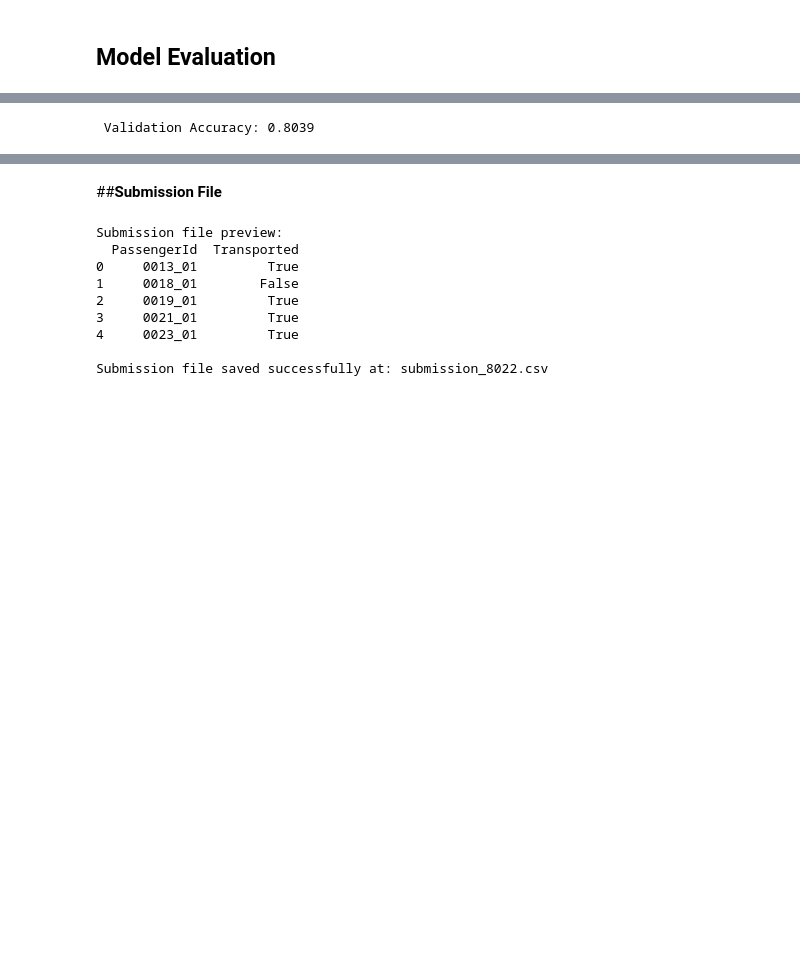
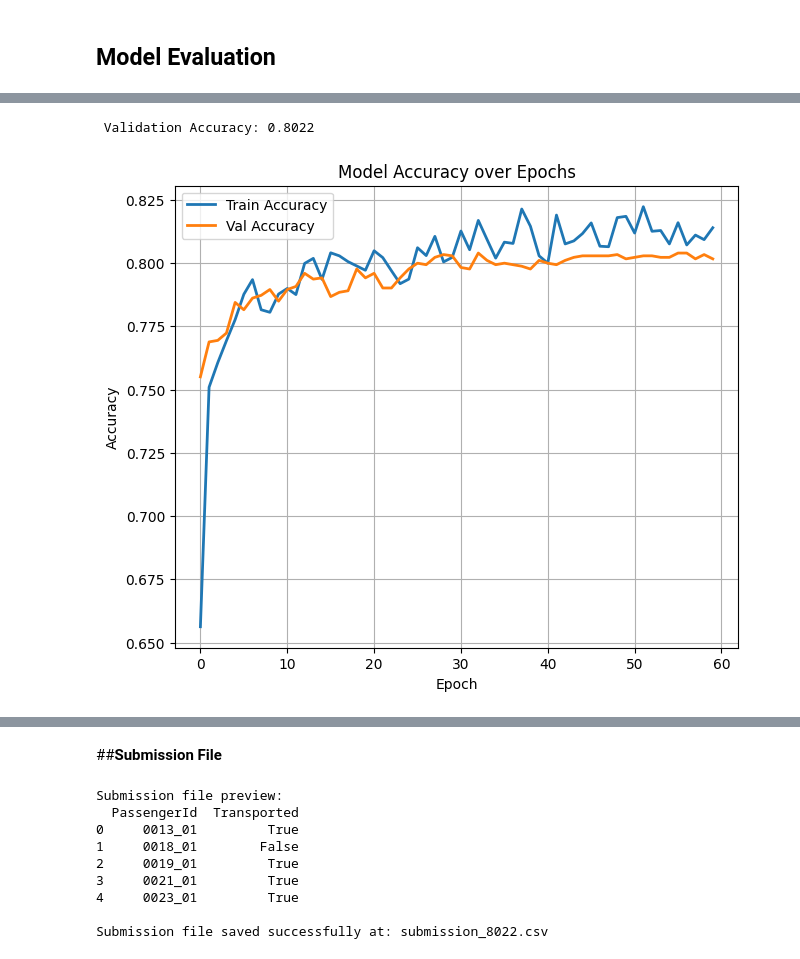
Before and after one commit to KaggleChallenge-Group9/Spaceship-Titanic-Challenge, a Jupyter notebook: Spaceship_Titanic_Challenge_Group_9.ipynb, the cells around one changed output, grey strips where cells are left out. Drawn from its saved outputs; the diff is of its cells as text; code cells hidden in the pictures; blank space fills up the shorter version.

```diff
--- a/Spaceship_Titanic_Challenge_Group_9.ipynb
+++ b/Spaceship_Titanic_Challenge_Group_9.ipynb
@@ -926,2 +879,13 @@ Epoch 60/60
 # %% [markdown]
 ## **Model Evaluation**
+# %%
+import requests
+
+url = 'https://github.com/KaggleChallenge-Group9/Spaceship-Titanic-Challenge/raw/87966634644d5ac1f73b56be915b68b9f470e8cf/Models/8022/NN_model_8022.h5'
+
+r = requests.get(url)
+with open('NN_model_8022.h5', 'wb') as f:
+    f.write(r.content)
+
+# Now load the model
+nn_model = tf.keras.models.load_model('NN_model_8022.h5')
@@ -928,6 +894,6 @@ Epoch 60/60
 # %%
 # Evaluate the model
-val_loss, val_acc = model.evaluate(X_val_scaled, y_val, verbose=0)
+val_loss, val_acc = nn_model.evaluate(X_val_scaled, y_val, verbose=0)
 print(f"\n Validation Accuracy: {val_acc:.4f}")
 # %% [output]
- Validation Accuracy: 0.8039
+ Validation Accuracy: 0.8022
@@ -934 +913,14 @@ print(f"\n Validation Accuracy: {val_acc:.4f}")
+# %%
+# Plot Accuracy
+plt.figure(figsize=(16, 6))
+plt.subplot(1, 2, 1)
+plt.plot(accuracy, label='Train Accuracy', linewidth=2)
+plt.plot(val_accuracy, label='Val Accuracy', linewidth=2)
+plt.title('Model Accuracy over Epochs')
+plt.xlabel('Epoch')
+plt.ylabel('Accuracy')
+plt.legend()
+plt.grid(True)
+# %% [output]
+[figure, added]
 # %%
```
Also changed, not shown: parts of 22 cells of this notebook.
